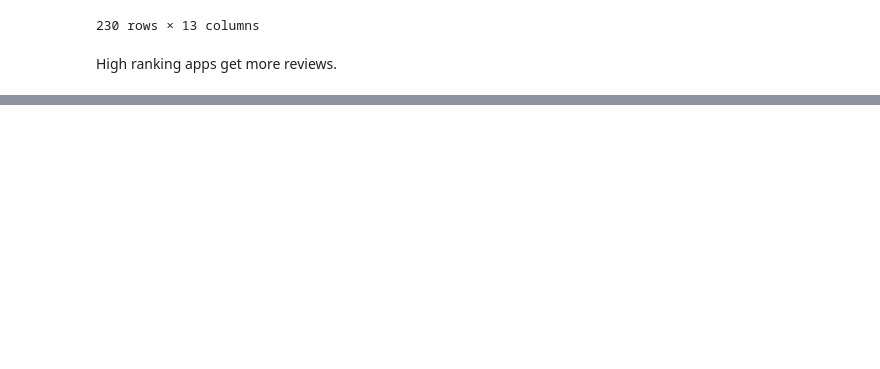
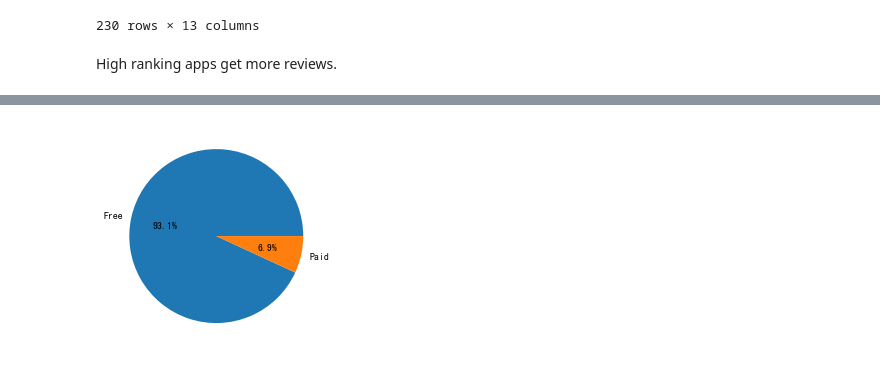
Before and after one commit to schien0525/data_project, a Jupyter notebook: Google Play Store Apps/GooglePlay.ipynb, the cells around one changed output, grey strips where cells are left out. Saved outputs shown, nothing was run; the diff lists cells and outputs as text; code cells hidden in the pictures; blank space fills up the shorter version.

```diff
--- a/Google Play Store Apps/GooglePlay.ipynb
+++ b/Google Play Store Apps/GooglePlay.ipynb
@@ -140,0 +186,6 @@ sns.regplot(x='Reviews',y='Rating',data=df[df['Reviews']<5000000])
+# %%
+x = df.Type.groupby(df.Type).count().index.to_list()
+y = df.Type.groupby(df.Type).count().values
+fig = plt.pie(y, labels = x, autopct="%.1f%%")
+# %% [output]
+[figure, added]
```
Also changed, not shown: parts of 17 cells of this notebook.
